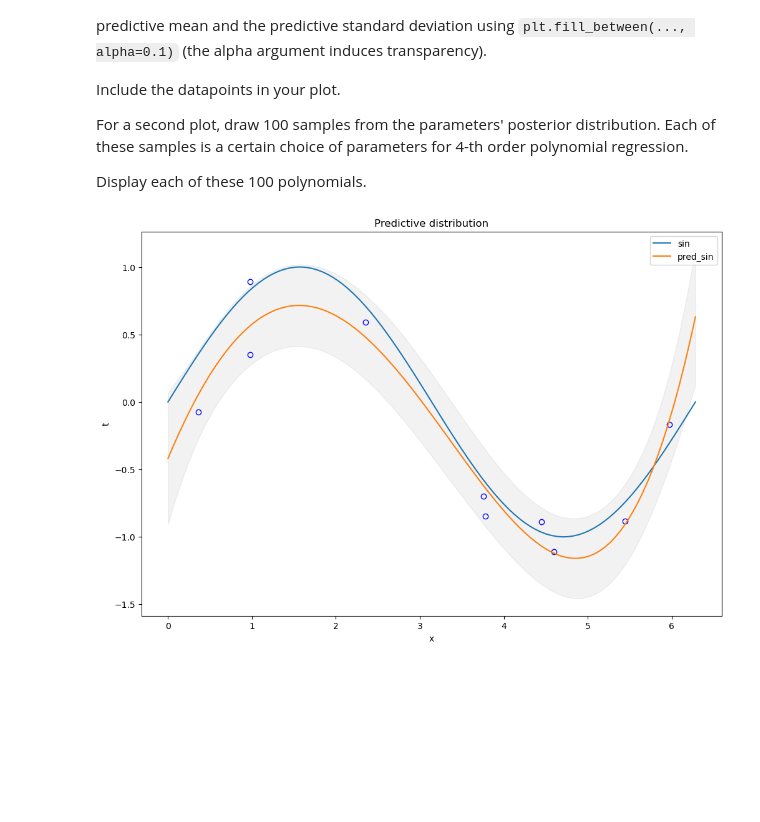
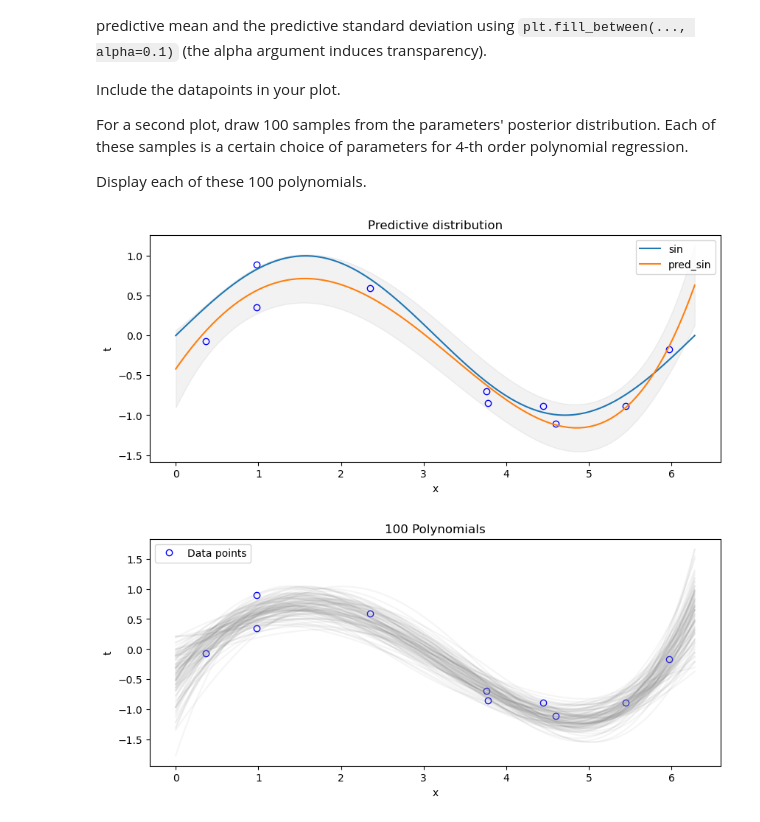
Before and after one commit to danilotpnta/machine_learning1, a Jupyter notebook: Lab1/14077566_lab1.ipynb, the cells around one changed output. Saved outputs shown, nothing was run; the diff lists cells and outputs as text; code cells hidden in the pictures; blank space fills up the shorter version.

```diff
--- a/Lab1/14077566_lab1.ipynb
+++ b/Lab1/14077566_lab1.ipynb
@@ -449,7 +407,7 @@ for i, m in enumerate(M):
     ax.scatter(x,t_reg, color='red', label="f(x) regression")
     ax.plot(x,t_reg, color='red')
 
-    ax.grid()
+    ax.grid(alpha=0.1)
     plt.tight_layout()
     plt.legend()
 # %% [output]
@@ -590,8 +530,3 @@ $$ \sigma_N^2 = \frac{1}{\beta} + \phi(\mathbf{x})^T \mathbf{S}_N \phi(\mathbf{x
 where $\phi(\mathbf{x})$ are the computed features for a new datapoint $\mathbf{x}$, and $t$ is the predicted variable for datapoint $\mathbf{x}$.
 
 Write a function that `predict_polynomial_bayes(x, m, S, beta)` that returns the predictive mean, variance and design matrix $\mathbf{\Phi}$ given a new datapoint `x`, posterior mean `m`, posterior variance `S` and a choice of model variance `beta`.
-# %%
-S = np.ones((3, 3))
-a = np.array([1,2,3])
-a_T = a
-print(a_T.dot(S.dot(a)))
@@ -651,32 +572,50 @@ Display each of these 100 polynomials.
 # %%
 np.random.seed(42)
 N = 10
 M = 4
 alpha = 2/5
 beta = 1/(0.25**2)
 
 # Plot sampled sine dots
 x, t = gen_sine2(N)
-plt.figure(figsize=(12, 8))
+plt.figure(figsize=(10, 4))
 plt.plot(x, t, 'bo', fillstyle = 'none')
 
 # Plot clean sine wave
 x_axis = np.linspace(0, 2*np.pi, 100)
 plt.plot(x_axis, np.sin(x_axis), label="sin")
 
 m, S, Phi = fit_polynomial_bayes(x, t, M, alpha, beta)
 pred_mean, pred_var, pred_Phi = predict_polynomial_bayes(x_axis, m, S, beta)
 
 # Plot predicted sine wave
 plt.plot(x_axis, pred_mean, label="pred_sin")
 
 # Plot predicted standard deviation
 plt.fill_between(x_axis, pred_mean - np.sqrt(pred_var), pred_mean + np.sqrt(pred_var), alpha=0.1, color = 'gray')
 
 plt.title('Predictive distribution')
 plt.ylabel('t')
 plt.xlabel('x')
 plt.legend()
 plt.show()
+
+#For a second plot, draw 100 samples from the parameters' posterior distribution. Each of these samples is a certain choice of parameters for 4-th order polynomial regression.
+
+num_samples = 100
+weights = np.random.multivariate_normal(m, S, num_samples)
+
+plt.figure(figsize=(10, 4))
+plt.plot(x, t, 'bo', fillstyle = 'none', label = 'Data points')
+
+for w in weights:
+    plt.plot(x_axis, pred_Phi.dot(w), color='gray', alpha = 0.08)
+
+plt.title('100 Polynomials')
+plt.ylabel('t')
+plt.xlabel('x')
+plt.legend()
+plt.show()
 # %% [output]
-[figure, old version]
+[figure, new version]
+[figure, added]
```
Also changed, not shown: parts of 15 cells of this notebook.
